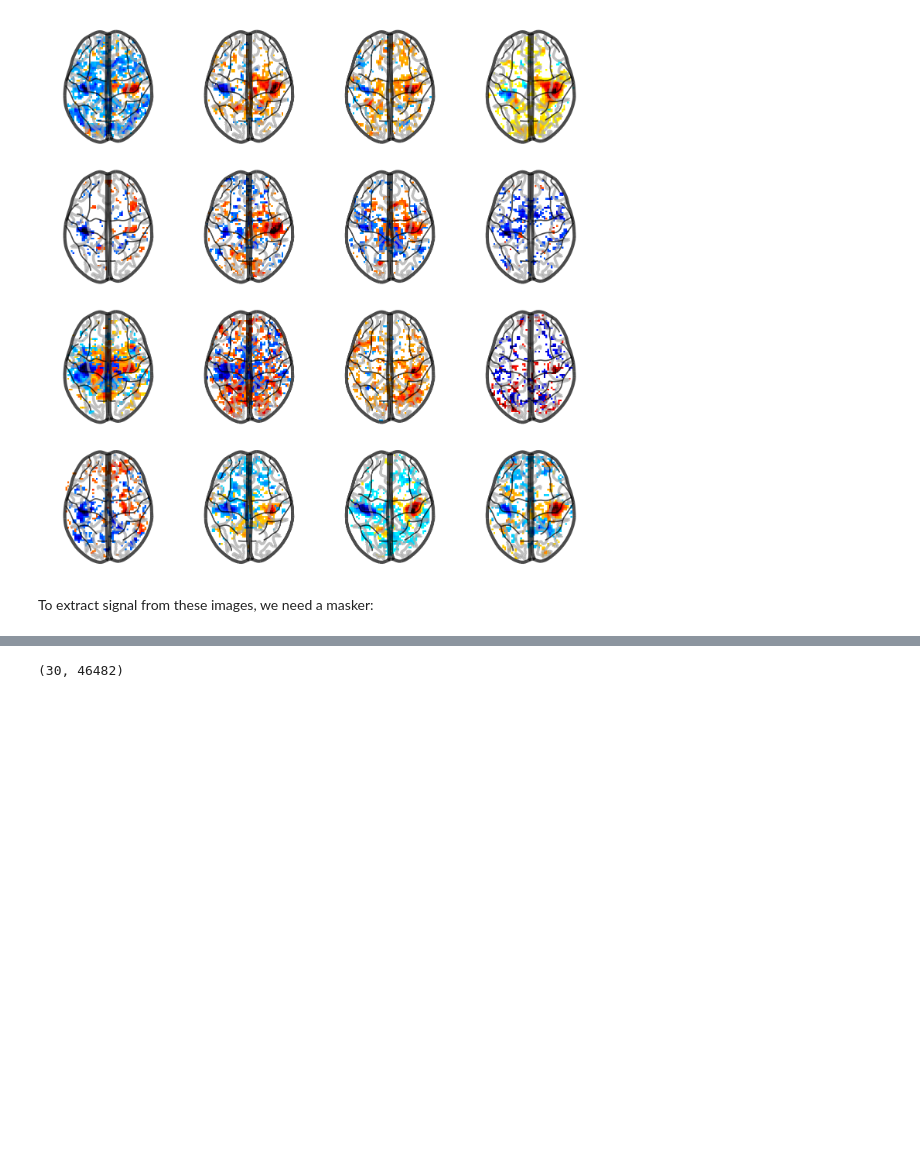
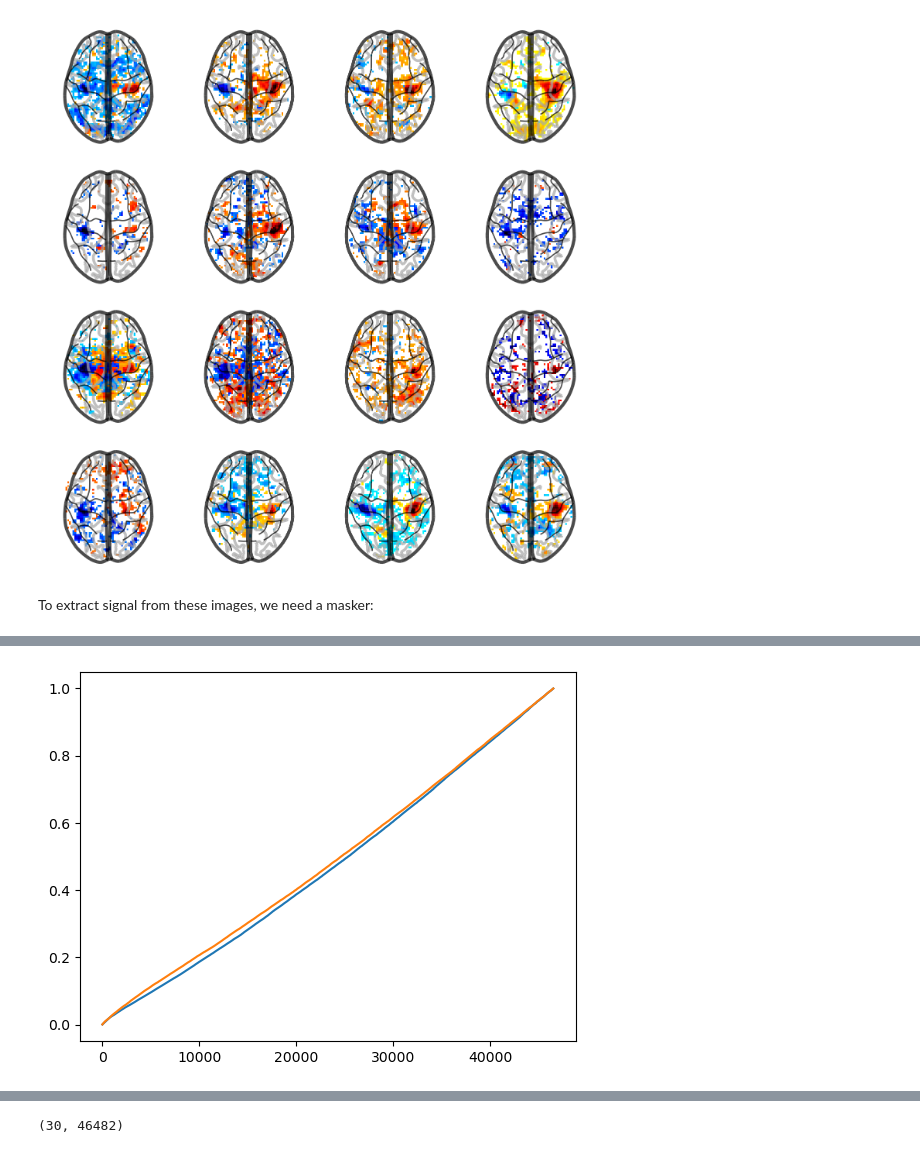
Before and after one commit to alexblnn/Notip, a Jupyter notebook: notebooks/notip_ohbm_v2.ipynb, the cells around one changed output, grey strips where cells are left out. Cells and saved outputs as stored; diff of their text form; code cells hidden in the pictures; blank space fills up the shorter version.

```diff
--- a/notebooks/notip_ohbm_v2.ipynb
+++ b/notebooks/notip_ohbm_v2.ipynb
@@ -58,0 +68,14 @@ fmri_input = nifti_masker.fit_transform(data["cmaps"])
+# %%
+p_val0 = get_permuted_p_values_one_sample(fmri_input, B=10)
+p_val_quantiles = np.sort(p_val0, axis=0)
+p_val_quantiles
+
+plt.plot(p_val_quantiles[0])
+plt.plot(p_val_quantiles[1])
+plt.show()
+
+for k in range(len(p_val_quantiles[0])):
+    if not p_val_quantiles[0][k] <= p_val_quantiles[1][k]:
+        print("erreur dans le template")
+# %% [output]
+[figure, added]
```
Also changed, not shown: parts of 17 cells of this notebook, 5 other files.
